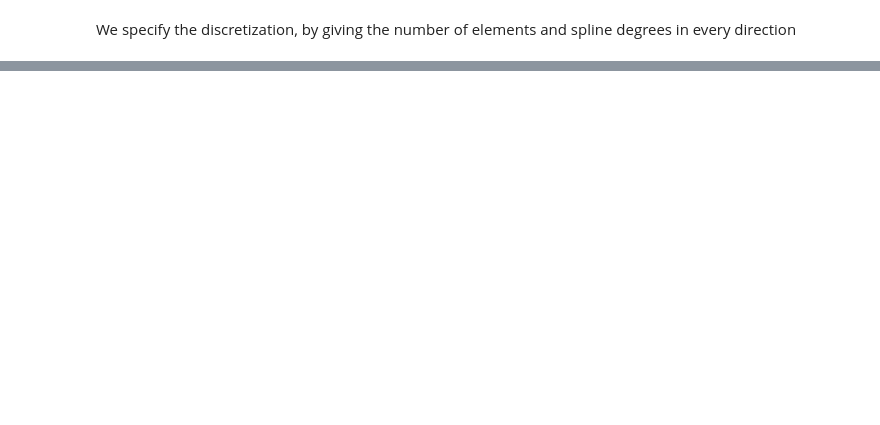
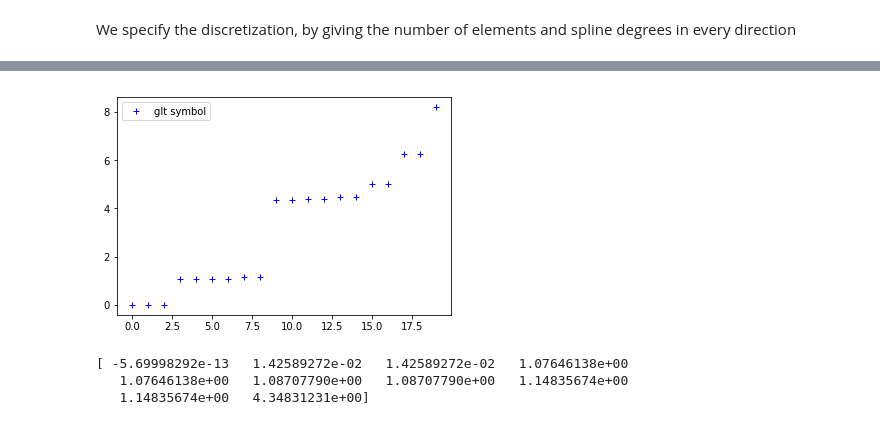
Before and after one commit to pyccel/GeLaTo, a Jupyter notebook: notebooks/tutorials/getting_started_6.ipynb, the cells around one changed output, grey strips where cells are left out. Cells and saved outputs as stored; diff of their text form; code cells hidden in the pictures; blank space fills up the shorter version.

```diff
--- a/notebooks/tutorials/getting_started_6.ipynb
+++ b/notebooks/tutorials/getting_started_6.ipynb
@@ -159,0 +183,14 @@ plt.legend(loc=2);
+# %%
+plt.plot(t[:20], "+b", label="glt symbol")
+
+if with_matrix:
+    plt.plot(wr[:20], "xr", label="eigenvalues")
+plt.legend(loc=2);
+# %% [output]
+[figure, added]
+# %%
+print t[:10]
+# %% [output]
+[ -5.69998292e-13   1.42589272e-02   1.42589272e-02   1.07646138e+00
+   1.07646138e+00   1.08707790e+00   1.08707790e+00   1.14835674e+00
+   1.14835674e+00   4.34831231e+00]
```
Also changed, not shown: parts of 14 cells of this notebook, 1 other file.
